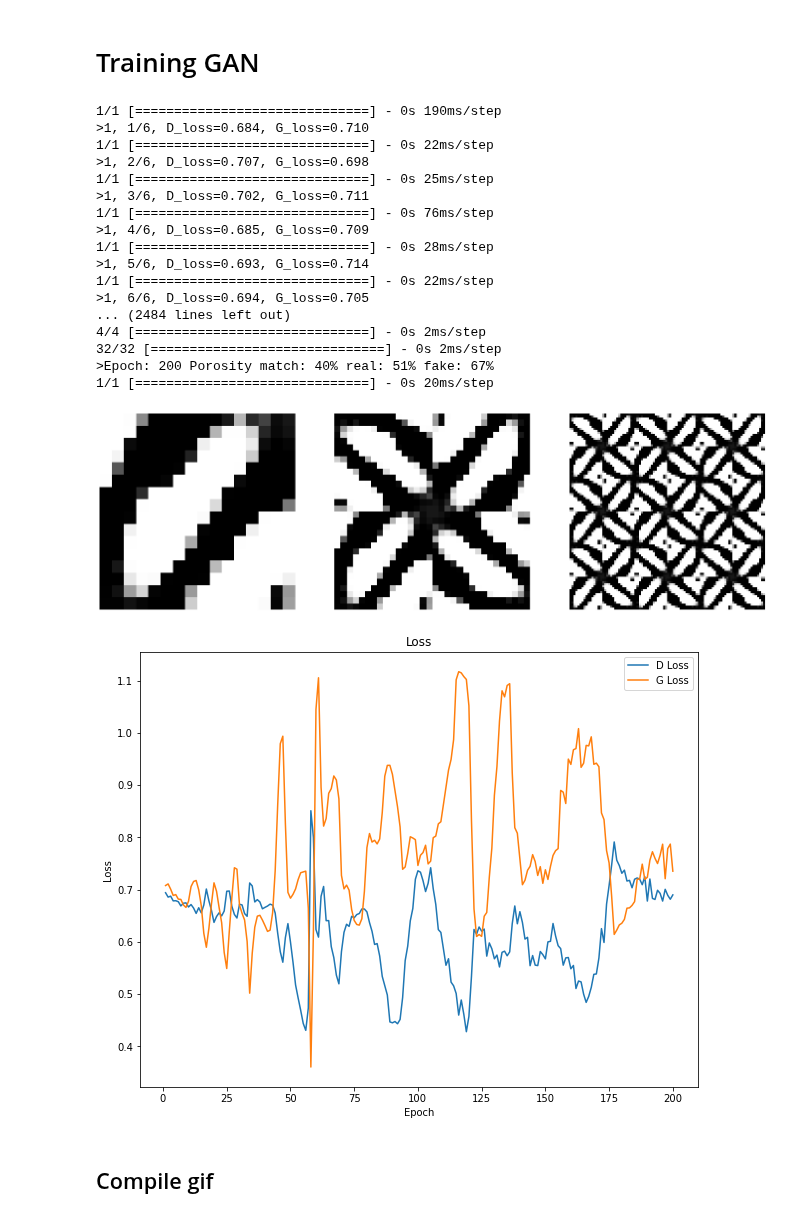
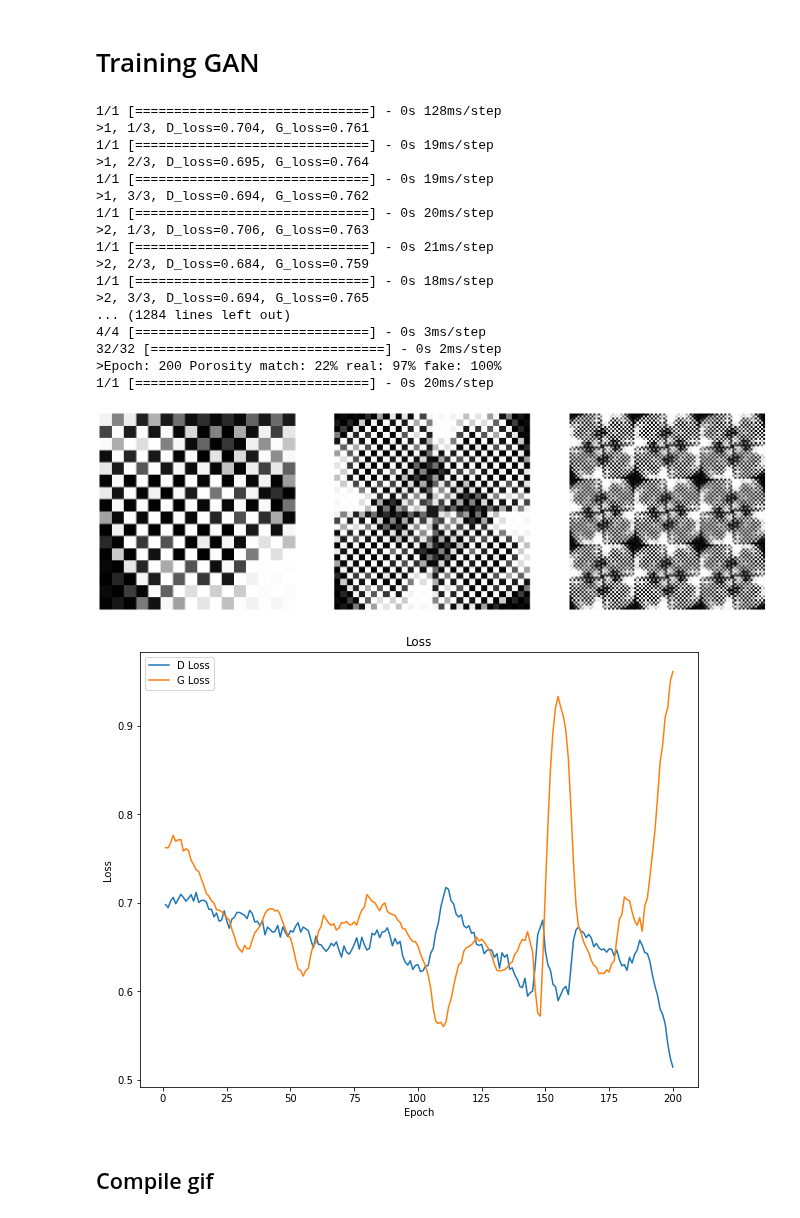
Before and after one commit to lucascbarbosa/INT, a Jupyter notebook: Manufatura Aditiva/Simulacao-GAN/Pipeline/3- Machine_learning/GAN/GAN.ipynb, the cells around one changed output. Drawn from its saved outputs; the diff is of its cells as text; code cells hidden in the pictures.

```diff
--- a/Manufatura Aditiva/Simulacao-GAN/Pipeline/3- Machine_learning/GAN/GAN.ipynb
+++ b/Manufatura Aditiva/Simulacao-GAN/Pipeline/3- Machine_learning/GAN/GAN.ipynb
@@ -427,52 +422,53 @@ def train(G_model,D_model,GAN_model,input_G,porosity,tol_porosity,batch_size,num
     if plot:
         plt.figure(figsize=((10,8)))
         plt.plot(list(range(1,num_epochs+1)),D_losses,label='D Loss')
         plt.title('Loss')
         plt.ylabel('Loss')
         plt.xlabel('Epoch')
         plt.plot(list(range(1,num_epochs+1)),G_losses,label='G Loss')
         plt.legend()
         plt.show()
 
-batch_size = 32
+batch_size = 64
 num_epochs = 200
+lr = 1e-4
 
 alpha = 1e-1
-lr = 1e-4
+
 porosity = 0.55
 tol_porosity = 0.02
 
 G = setup_G(input_G,output_G,size)
 D = setup_D(input_D,lr,alpha)
 GAN = setup_GAN(G,D,alpha,lr,size)
 
 plot=True
 verbose_loss=True
 verbose_acc=True
 
 seed_geom_gif = np.random.randn(input_G).reshape(1, input_G)
 
 train(G,D,GAN,input_G,porosity,tol_porosity,batch_size,num_epochs,tmp_models_dir,geom_epoch_dirs,seed_geom_gif,plot=plot,verbose_loss=verbose_loss,verbose_acc=verbose_acc)
 # %% [output]
-1/1 [==============================] - 0s 190ms/step
->1, 1/6, D_loss=0.684, G_loss=0.710
-1/1 [==============================] - 0s 22ms/step
->1, 2/6, D_loss=0.707, G_loss=0.698
-1/1 [==============================] - 0s 25ms/step
->1, 3/6, D_loss=0.702, G_loss=0.711
-1/1 [==============================] - 0s 76ms/step
->1, 4/6, D_loss=0.685, G_loss=0.709
-1/1 [==============================] - 0s 28ms/step
->1, 5/6, D_loss=0.693, G_loss=0.714
-1/1 [==============================] - 0s 22ms/step
->1, 6/6, D_loss=0.694, G_loss=0.705
-... (2484 lines left out)
-4/4 [==============================] - 0s 2ms/step
+1/1 [==============================] - 0s 128ms/step
+>1, 1/3, D_loss=0.704, G_loss=0.761
+1/1 [==============================] - 0s 19ms/step
+>1, 2/3, D_loss=0.695, G_loss=0.764
+1/1 [==============================] - 0s 19ms/step
+>1, 3/3, D_loss=0.694, G_loss=0.762
+1/1 [==============================] - 0s 20ms/step
+>2, 1/3, D_loss=0.706, G_loss=0.763
+1/1 [==============================] - 0s 21ms/step
+>2, 2/3, D_loss=0.684, G_loss=0.759
+1/1 [==============================] - 0s 18ms/step
+>2, 3/3, D_loss=0.694, G_loss=0.765
+... (1284 lines left out)
+4/4 [==============================] - 0s 3ms/step
 32/32 [==============================] - 0s 2ms/step
->Epoch: 200 Porosity match: 40% real: 51% fake: 67%
+>Epoch: 200 Porosity match: 22% real: 97% fake: 100%
 1/1 [==============================] - 0s 20ms/step
-[figure, old version]
+[figure, new version]
-[figure, old version]
+[figure, new version]
 # %% [markdown]
 ## Compile gif
 # %%
```
Also changed, not shown: parts of 6 cells of this notebook, 40 other files.
